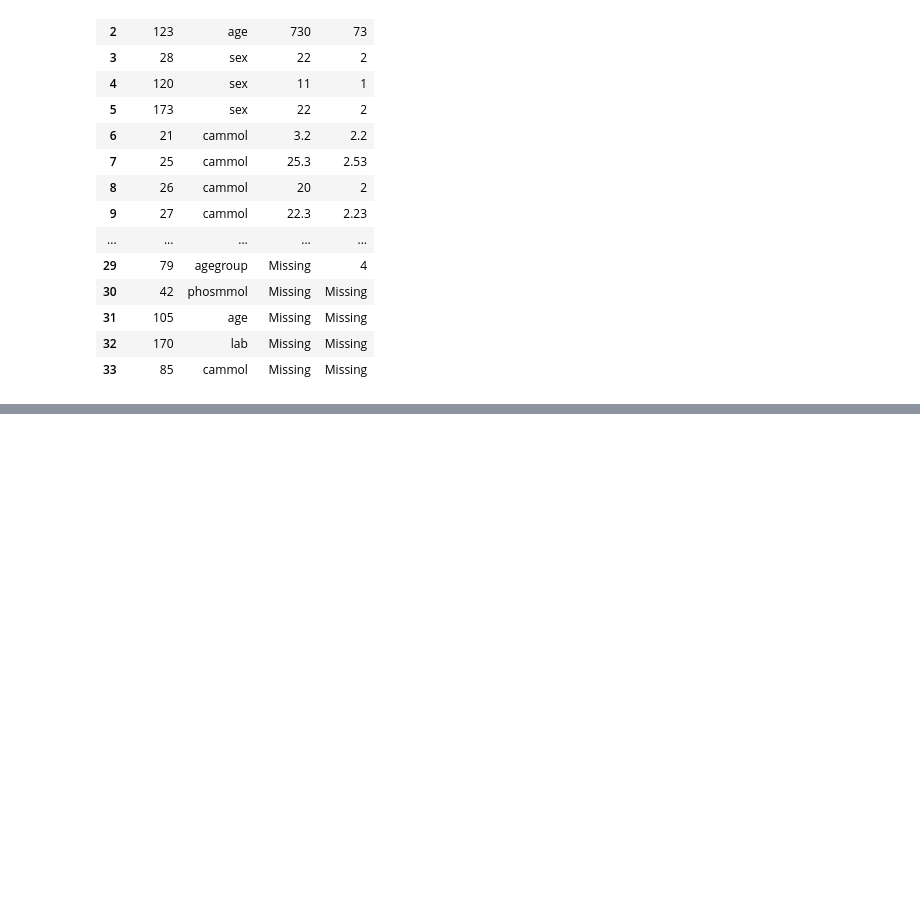
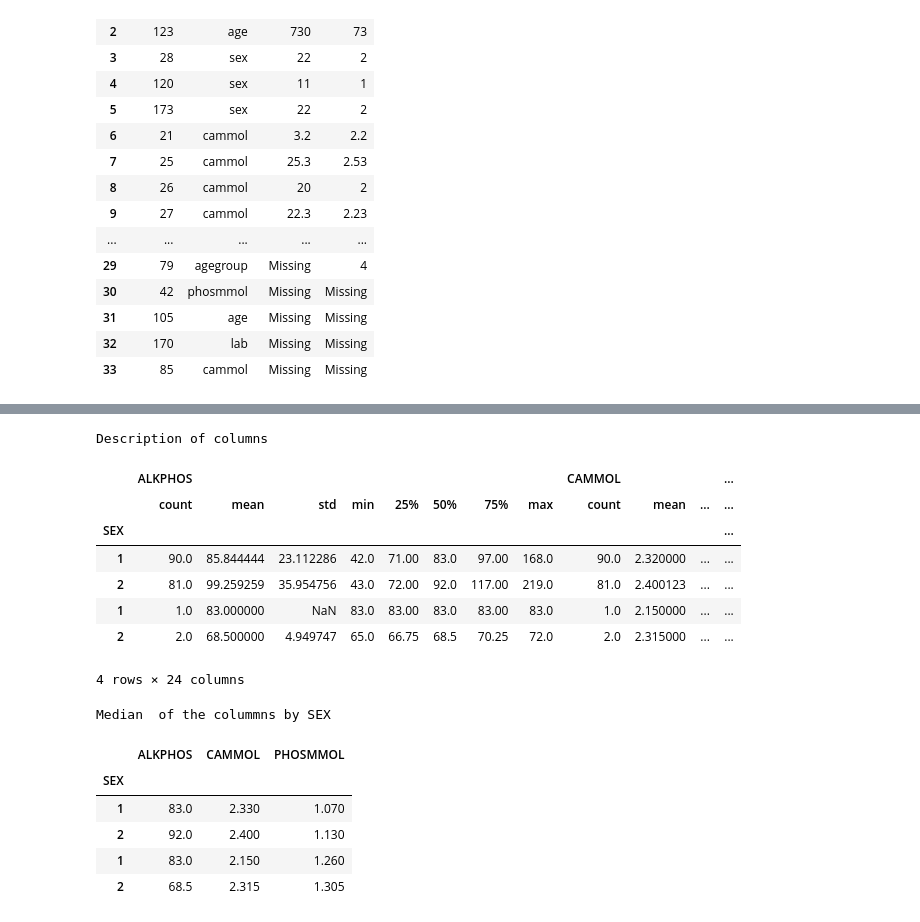
Before and after one commit to anoushkrit/assess, a Jupyter notebook: clean/clean.ipynb, the cells around one changed output, grey strips where cells are left out. Drawn from its saved outputs; the diff is of its cells as text; code cells hidden in the pictures; blank space fills up the shorter version.

```diff
--- a/clean/clean.ipynb
+++ b/clean/clean.ipynb
@@ -64,0 +154,27 @@ calcium_df.groupby('SEX')
+# %%
+# For the variables alkphos, cammol and phosmmol, report the mean, median, standard deviation, min and max broken down by sex
+
+print("Description of columns \n")
+# Max, Min,
+display(calcium_df[['ALKPHOS', 'CAMMOL', 'PHOSMMOL', 'SEX']].groupby('SEX').describe())
+
+print("Median  of the colummns by SEX\n")
+
+display(calcium_df[['ALKPHOS', 'CAMMOL', 'PHOSMMOL', 'SEX']].groupby('SEX').median())
+# %% [output]
+Description of columns
+|  | ALKPHOS |  |  |  |  |  |  |  | CAMMOL |  |  | ... |
+|  | count | mean | std | min | 25% | 50% | 75% | max | count | mean | ... | ... |
+| SEX |  |  |  |  |  |  |  |  |  |  |  | ... |
+| 1 | 90.0 | 85.844444 | 23.112286 | 42.0 | 71.00 | 83.0 | 97.00 | 168.0 | 90.0 | 2.320000 | ... | ... |
+| 2 | 81.0 | 99.259259 | 35.954756 | 43.0 | 72.00 | 92.0 | 117.00 | 219.0 | 81.0 | 2.400123 | ... | ... |
+| 1 | 1.0 | 83.000000 | NaN | 83.0 | 83.00 | 83.0 | 83.00 | 83.0 | 1.0 | 2.150000 | ... | ... |
+| 2 | 2.0 | 68.500000 | 4.949747 | 65.0 | 66.75 | 68.5 | 70.25 | 72.0 | 2.0 | 2.315000 | ... | ... |
+4 rows × 24 columns
+Median  of the colummns by SEX
+|  | ALKPHOS | CAMMOL | PHOSMMOL |
+| SEX |  |  |  |
+| 1 | 83.0 | 2.330 | 1.070 |
+| 2 | 92.0 | 2.400 | 1.130 |
+| 1 | 83.0 | 2.150 | 1.260 |
+| 2 | 68.5 | 2.315 | 1.305 |
```
Also changed, not shown: parts of 7 cells of this notebook, 3 other files.
